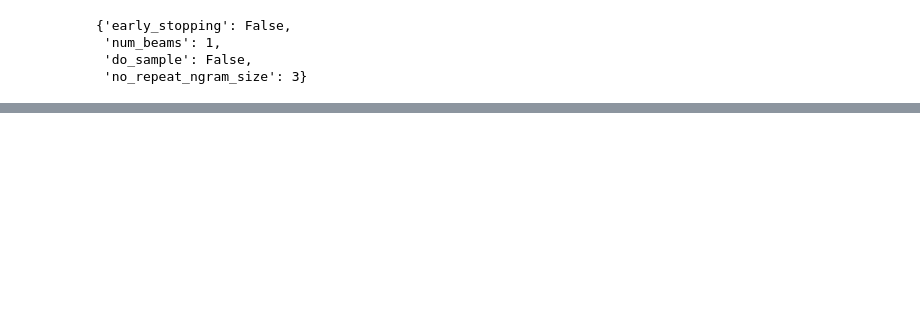
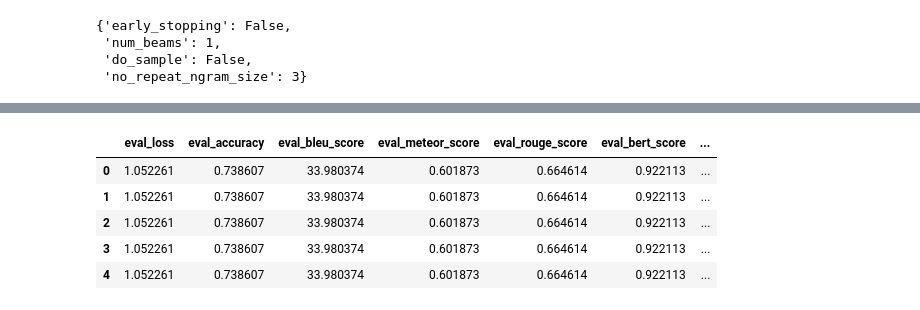
Before and after one commit to jxmorris12/vec2text, a Jupyter notebook: notebooks/2023-05-05 Contrastive decoding.ipynb, the cells around one changed output, grey strips where cells are left out. Saved outputs shown, nothing was run; the diff lists cells and outputs as text; code cells hidden in the pictures; blank space fills up the shorter version.

```diff
--- a/notebooks/2023-05-05 Contrastive decoding.ipynb
+++ b/notebooks/2023-05-05 Contrastive decoding.ipynb
@@ -271,0 +515,12 @@ the same rights as straight people, while 15% disagreed. Additionally, 69% agree
+# %%
+import pandas as pd
+
+df = pd.DataFrame(data)
+df.head()
+# %% [output]
+|  | eval_loss | eval_accuracy | eval_bleu_score | eval_meteor_score | eval_rouge_score | eval_bert_score | ... |
+| 0 | 1.052261 | 0.738607 | 33.980374 | 0.601873 | 0.664614 | 0.922113 | ... |
+| 1 | 1.052261 | 0.738607 | 33.980374 | 0.601873 | 0.664614 | 0.922113 | ... |
+| 2 | 1.052261 | 0.738607 | 33.980374 | 0.601873 | 0.664614 | 0.922113 | ... |
+| 3 | 1.052261 | 0.738607 | 33.980374 | 0.601873 | 0.664614 | 0.922113 | ... |
+| 4 | 1.052261 | 0.738607 | 33.980374 | 0.601873 | 0.664614 | 0.922113 | ... |
```
Also changed, not shown: parts of 29 cells of this notebook, 5 other files.
